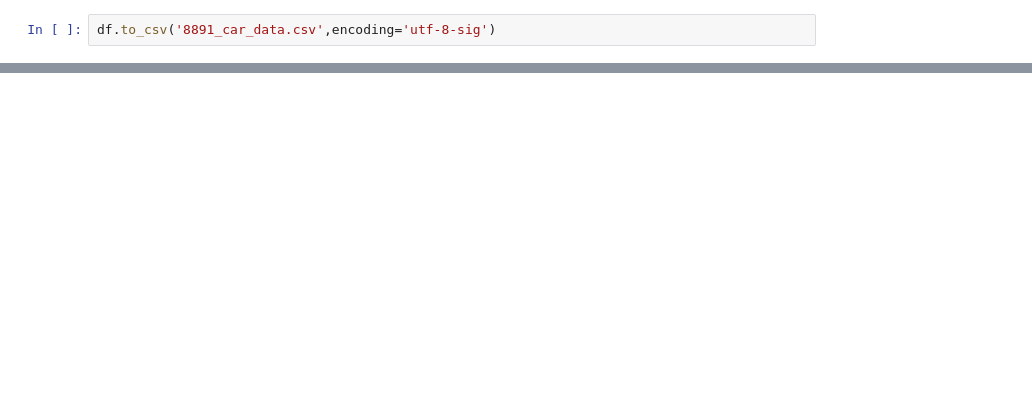
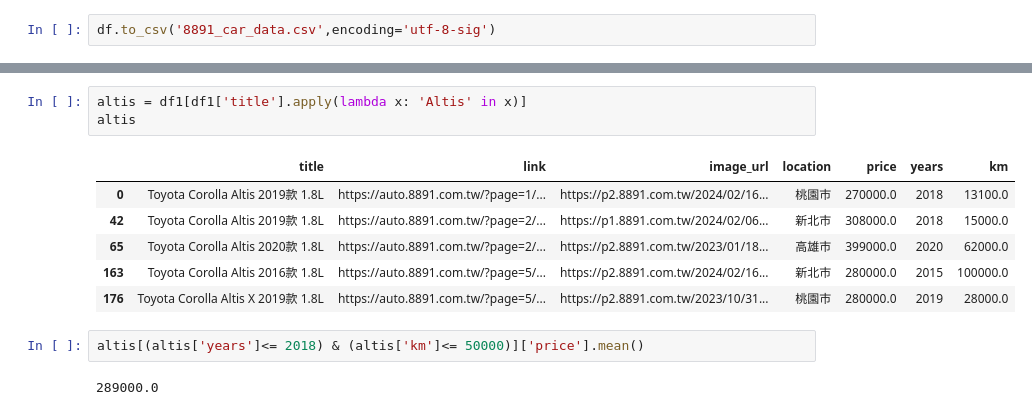
Before and after one commit to Zachky/Learning_Zone2, a Jupyter notebook: Practice_Notebook/Chapter_7/Chapter_7.ipynb, the cells around one changed output, grey strips where cells are left out. Saved outputs shown, nothing was run; the diff lists cells and outputs as text; blank space fills up the shorter version.

```diff
--- a/Practice_Notebook/Chapter_7/Chapter_7.ipynb
+++ b/Practice_Notebook/Chapter_7/Chapter_7.ipynb
@@ -348,0 +520,14 @@ df.to_csv('8891_car_data.csv',encoding='utf-8-sig')
+# %%
+altis = df1[df1['title'].apply(lambda x: 'Altis' in x)]
+altis
+# %% [output]
+|  | title | link | image_url | location | price | years | km |
+| 0 | Toyota Corolla Altis 2019款 1.8L | https://auto.8891.com.tw/?page=1/... | https://p2.8891.com.tw/2024/02/16... | 桃園市 | 270000.0 | 2018 | 13100.0 |
+| 42 | Toyota Corolla Altis 2019款 1.8L | https://auto.8891.com.tw/?page=2/... | https://p1.8891.com.tw/2024/02/06... | 新北市 | 308000.0 | 2018 | 15000.0 |
+| 65 | Toyota Corolla Altis 2020款 1.8L | https://auto.8891.com.tw/?page=2/... | https://p2.8891.com.tw/2023/01/18... | 高雄市 | 399000.0 | 2020 | 62000.0 |
+| 163 | Toyota Corolla Altis 2016款 1.8L | https://auto.8891.com.tw/?page=5/... | https://p2.8891.com.tw/2024/02/16... | 新北市 | 280000.0 | 2015 | 100000.0 |
+| 176 | Toyota Corolla Altis X 2019款 1.8L | https://auto.8891.com.tw/?page=5/... | https://p2.8891.com.tw/2023/10/31... | 桃園市 | 280000.0 | 2019 | 28000.0 |
+# %%
+altis[(altis['years']<= 2018) & (altis['km']<= 50000)]['price'].mean()
+# %% [output]
+289000.0
```
Also changed, not shown: parts of 44 cells of this notebook, 4 other files.
